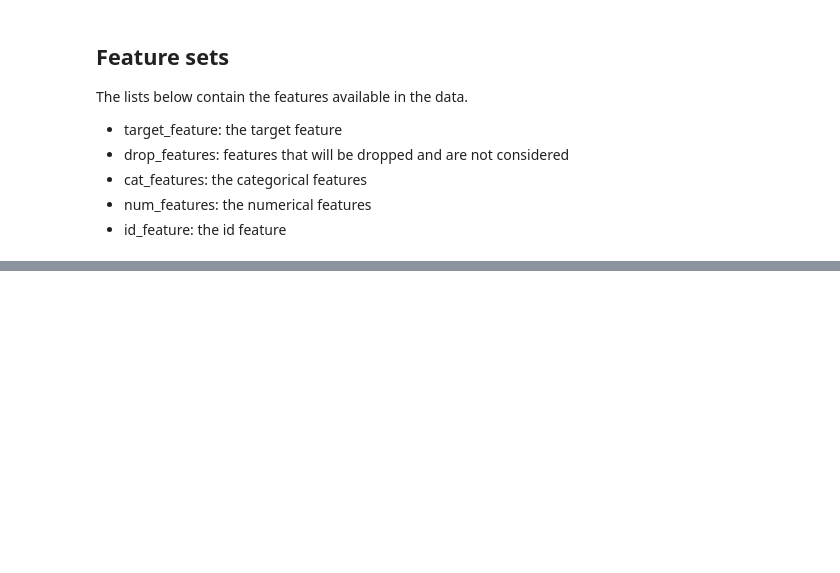
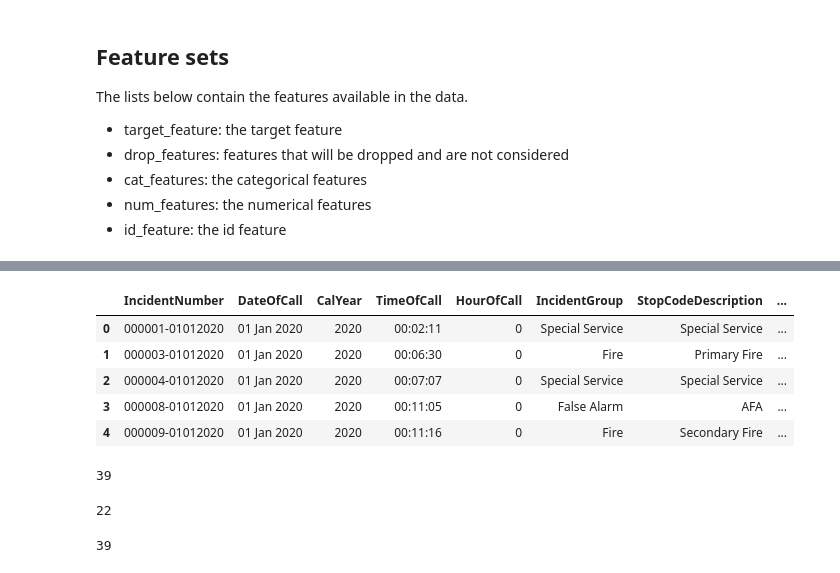
Before and after one commit to MLOpsGDA/mlops_fire_fighter, a Jupyter notebook: experiments/EDA.ipynb, the cells around one changed output, grey strips where cells are left out. Cells and saved outputs as stored; diff of their text form; code cells hidden in the pictures; blank space fills up the shorter version.

```diff
--- a/experiments/EDA.ipynb
+++ b/experiments/EDA.ipynb
@@ -827,0 +857,3 @@ id_feature = 'IncidentNumber'
+# %%
+mobilisation = pd.read_excel("https://data.london.gov.uk/download/london-fire-brigade-mobilisation-records/3ff29fb5-3935-41b2-89f1-38571059237e/LFB%20Mobilisation%20data%20Last%203%20years.xlsx")
+incidents = pd.read_csv("https://data.london.gov.uk/download/london-fire-brigade-incident-records/f5066d66-c7a3-415f-9629-026fbda61822/LFB%20Incident%20data%20Last%203%20years.csv")
@@ -827,0 +869,21 @@ id_feature = 'IncidentNumber'
+# %%
+incidents.head()
+# %% [output]
+|  | IncidentNumber | DateOfCall | CalYear | TimeOfCall | HourOfCall | IncidentGroup | StopCodeDescription | ... |
+| 0 | 000001-01012020 | 01 Jan 2020 | 2020 | 00:02:11 | 0 | Special Service | Special Service | ... |
+| 1 | 000003-01012020 | 01 Jan 2020 | 2020 | 00:06:30 | 0 | Fire | Primary Fire | ... |
+| 2 | 000004-01012020 | 01 Jan 2020 | 2020 | 00:07:07 | 0 | Special Service | Special Service | ... |
+| 3 | 000008-01012020 | 01 Jan 2020 | 2020 | 00:11:05 | 0 | False Alarm | AFA | ... |
+| 4 | 000009-01012020 | 01 Jan 2020 | 2020 | 00:11:16 | 0 | Fire | Secondary Fire | ... |
+# %%
+len(df.columns)
+# %% [output]
+39
+# %%
+len(mobilisation.columns)
+# %% [output]
+22
+# %%
+len(incidents.columns)
+# %% [output]
+39
```
Also changed, not shown: parts of 8 cells of this notebook, 3 other files.
